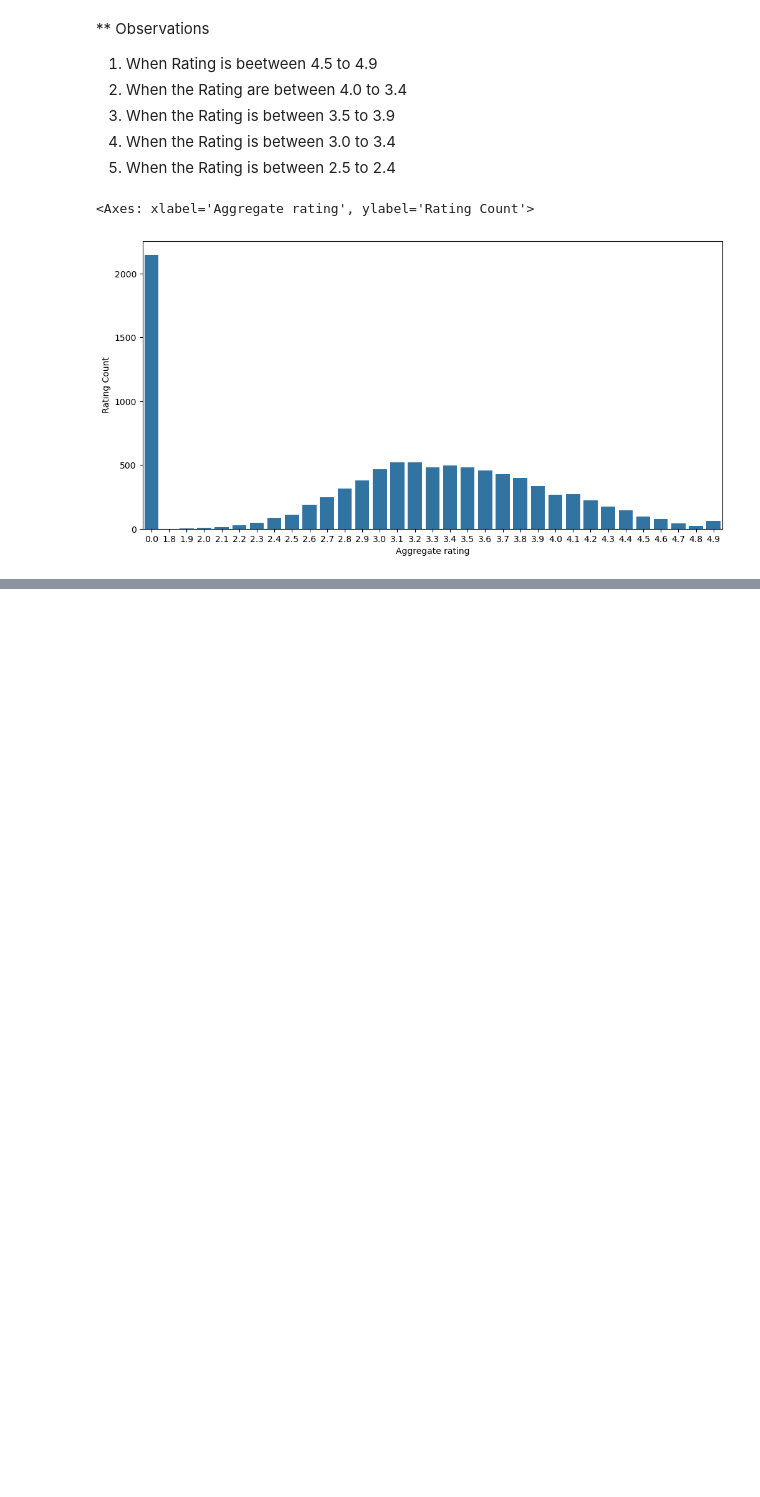
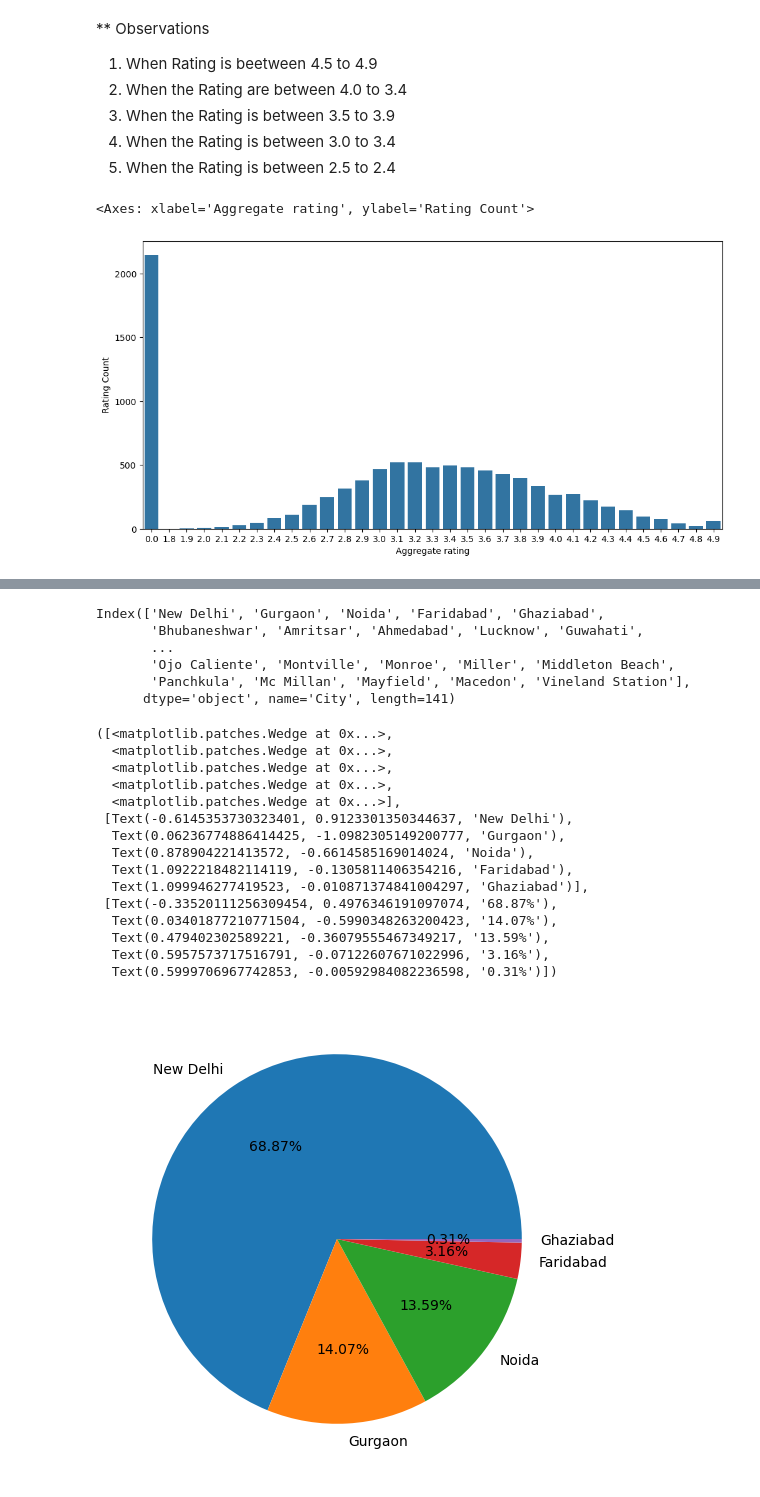
Before and after one commit to ashuwebdevloper/EDA, a Jupyter notebook: beg.ipynb, the cells around one changed output, grey strips where cells are left out. Drawn from its saved outputs; the diff is of its cells as text; code cells hidden in the pictures; blank space fills up the shorter version.

```diff
--- a/beg.ipynb
+++ b/beg.ipynb
@@ -225,0 +282,31 @@ sns.barplot(x="Aggregate rating", y="Rating Count", data=ratings)
+# %%
+final_df.City.value_counts().index
+# %% [output]
+Index(['New Delhi', 'Gurgaon', 'Noida', 'Faridabad', 'Ghaziabad',
+       'Bhubaneshwar', 'Amritsar', 'Ahmedabad', 'Lucknow', 'Guwahati',
+       ...
+       'Ojo Caliente', 'Montville', 'Monroe', 'Miller', 'Middleton Beach',
+       'Panchkula', 'Mc Millan', 'Mayfield', 'Macedon', 'Vineland Station'],
+      dtype='object', name='City', length=141)
+# %%
+city_values = final_df.City.value_counts().values
+city_labels = final_df.City.value_counts().index
+# %%
+plt.pie(city_values[:5], labels=city_labels[:5], autopct="%1.2f%%")
+# %% [output]
+([<matplotlib.patches.Wedge at 0x...>,
+  <matplotlib.patches.Wedge at 0x...>,
+  <matplotlib.patches.Wedge at 0x...>,
+  <matplotlib.patches.Wedge at 0x...>,
+  <matplotlib.patches.Wedge at 0x...>],
+ [Text(-0.6145353730323401, 0.9123301350344637, 'New Delhi'),
+  Text(0.06236774886414425, -1.0982305149200777, 'Gurgaon'),
+  Text(0.878904221413572, -0.6614585169014024, 'Noida'),
+  Text(1.0922218482114119, -0.1305811406354216, 'Faridabad'),
+  Text(1.099946277419523, -0.010871374841004297, 'Ghaziabad')],
+ [Text(-0.33520111256309454, 0.4976346191097074, '68.87%'),
+  Text(0.03401877210771504, -0.5990348263200423, '14.07%'),
+  Text(0.479402302589221, -0.36079555467349217, '13.59%'),
+  Text(0.5957573717516791, -0.07122607671022996, '3.16%'),
+  Text(0.5999706967742853, -0.00592984082236598, '0.31%')])
+[figure, added]
```
Also changed, not shown: parts of 6 cells of this notebook.
